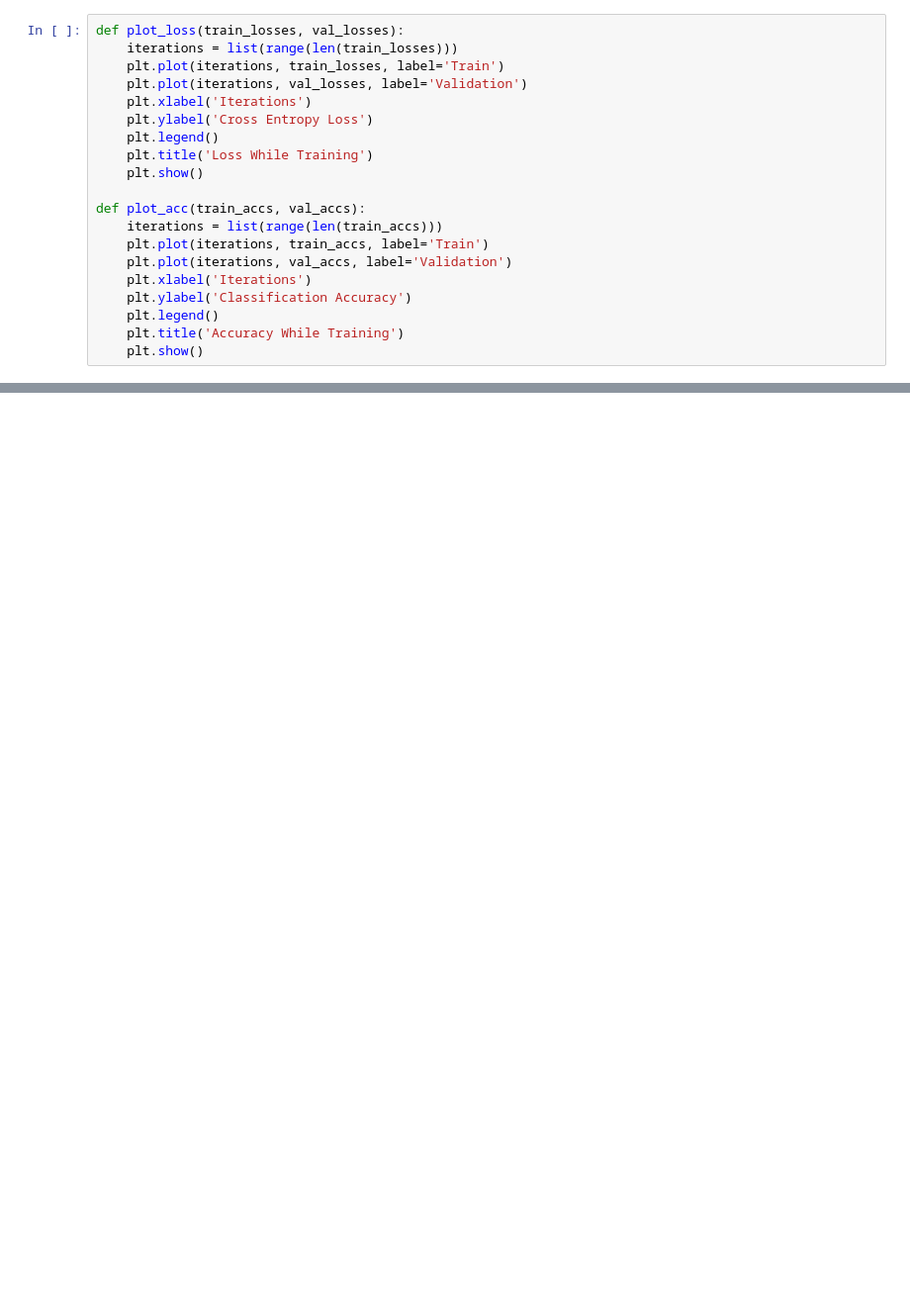
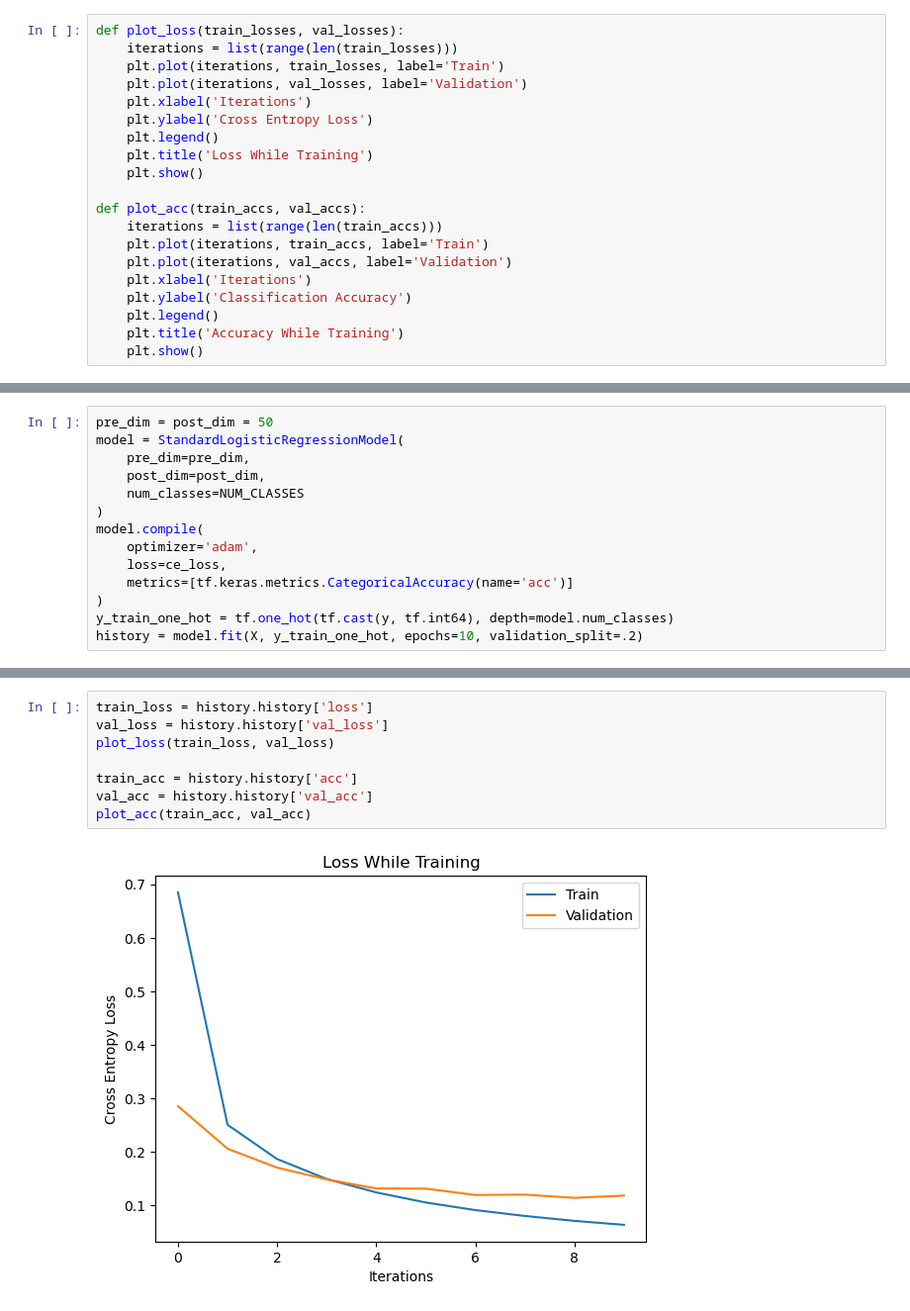
Before and after one commit to anhardy/CSE-576-Group-Project, a Jupyter notebook: placeholders_experiments.ipynb, the cells around one changed output, grey strips where cells are left out. Shown at 99% size. Drawn from its saved outputs; the diff is of its cells as text; blank space fills up the shorter version.

```diff
--- a/placeholders_experiments.ipynb
+++ b/placeholders_experiments.ipynb
@@ -159,0 +90,14 @@ plt.show()
+# %%
+pre_dim = post_dim = 50
+model = StandardLogisticRegressionModel(
+    pre_dim=pre_dim,
+    post_dim=post_dim,
+    num_classes=NUM_CLASSES
+)
+model.compile(
+    optimizer='adam',
+    loss=ce_loss,
+    metrics=[tf.keras.metrics.CategoricalAccuracy(name='acc')]
+)
+y_train_one_hot = tf.one_hot(tf.cast(y, tf.int64), depth=model.num_classes)
+history = model.fit(X, y_train_one_hot, epochs=10, validation_split=.2)
@@ -159,0 +125,10 @@ plt.show()
+# %%
+train_loss = history.history['loss']
+val_loss = history.history['val_loss']
+plot_loss(train_loss, val_loss)
+
+train_acc = history.history['acc']
+val_acc = history.history['val_acc']
+plot_acc(train_acc, val_acc)
+# %% [output]
+[figure, added]
```
Also changed, not shown: parts of 20 cells of this notebook.
